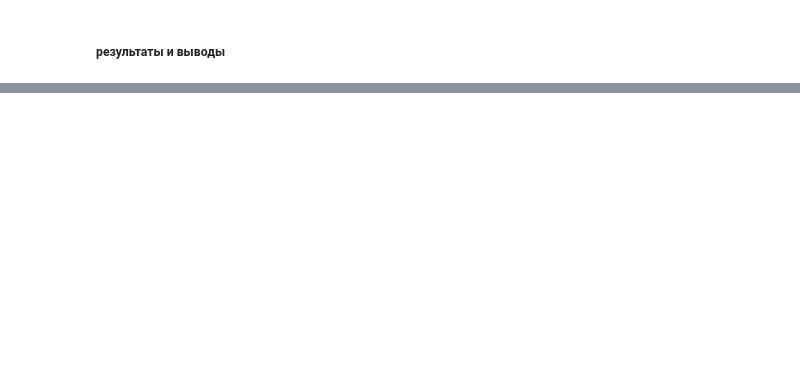
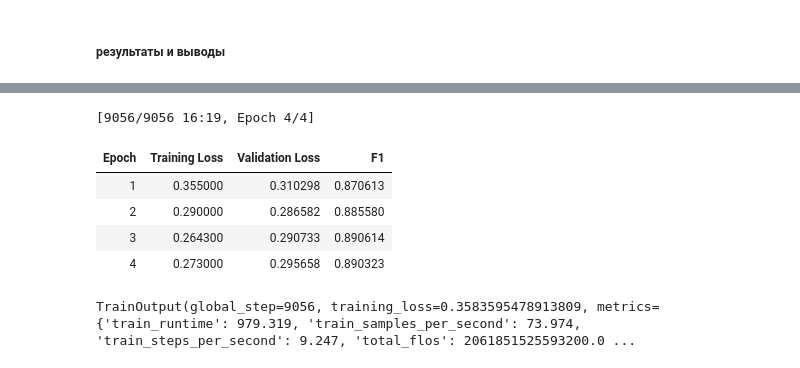
Before and after one commit to lteplova/transformers_nlp, a Jupyter notebook: ipynb/[02]huggingface_clothing_reviews.ipynb, the cells around one changed output, grey strips where cells are left out. Cells and saved outputs as stored; diff of their text form; code cells hidden in the pictures; blank space fills up the shorter version.

```diff
--- a/ipynb/[02]huggingface_clothing_reviews.ipynb
+++ b/ipynb/[02]huggingface_clothing_reviews.ipynb
@@ -792,0 +840,39 @@ result(res_2)
+# %%
+from transformers import Trainer, TrainingArguments
+from datasets import load_metric
+
+# Загрузка метрики вне функции
+metric_f1 = load_metric("f1")
+
+# Параметры обучения
+training_args = TrainingArguments(
+        output_dir="./results",  # Каталог для сохранения результатов обучения
+        num_train_epochs=4,  # Количество эпох обучения
+        per_device_train_batch_size=8,  # Размер батча для обучения
+        per_device_eval_batch_size=8,  # Размер батча для валидации
+        learning_rate = 1e-6,
+        warmup_steps=500,  # Количество шагов разогрева
+        weight_decay=0.01,  # Сила L2 регуляризации
+        # logging_dir="./runs",  # Каталог для логов TensorBoard
+        # logging_steps=500,  # Логирование каждые 500 шагов
+        evaluation_strategy="epoch",  # Стратегия оценки
+        save_strategy="epoch",  # Стратегия сохранения модели
+        load_best_model_at_end=True,  # Загрузка лучшей модели в конце
+        metric_for_best_model="f1",  # Метрика для выбора лучшей модели
+        greater_is_better=True,  # Указывает, что большее значение метрики лучше
+        remove_unused_columns=False)
+
+# Функция для вычисления метрик
+def compute_metrics(eval_pred):
+        logits, labels = eval_pred
+        predictions = np.argmax(logits, axis=-1)
+        f1 = metric_f1.compute(predictions=predictions, references=labels, average='weighted')
+        return f1
+
+trainer = Trainer(
+    model=model,  # Модель для обучения
+    args=training_args,  # Аргументы обучения
+    train_dataset=dataset["train"],  # Набор данных для обучения
+    eval_dataset=dataset["test"],  # Набор данных для валидации
+    compute_metrics=compute_metrics,  # Метрики для вычисления
+)
@@ -792,0 +902,11 @@ result(res_2)
+# %%
+# Запускаем обучение
+trainer.train()
+# %% [output]
+[9056/9056 16:19, Epoch 4/4]
+| Epoch | Training Loss | Validation Loss | F1 |
+| 1 | 0.355000 | 0.310298 | 0.870613 |
+| 2 | 0.290000 | 0.286582 | 0.885580 |
+| 3 | 0.264300 | 0.290733 | 0.890614 |
+| 4 | 0.273000 | 0.295658 | 0.890323 |
+TrainOutput(global_step=9056, training_loss=0.3583595478913809, metrics={'train_runtime': 979.319, 'train_samples_per_second': 73.974, 'train_steps_per_second': 9.247, 'total_flos': 2061851525593200.0 ...
```
Also changed, not shown: parts of 23 cells of this notebook.
